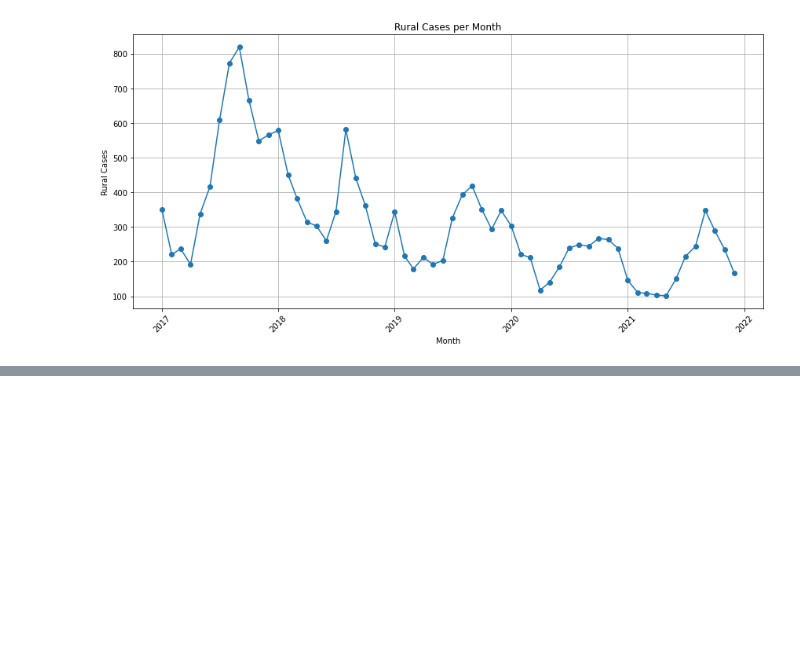
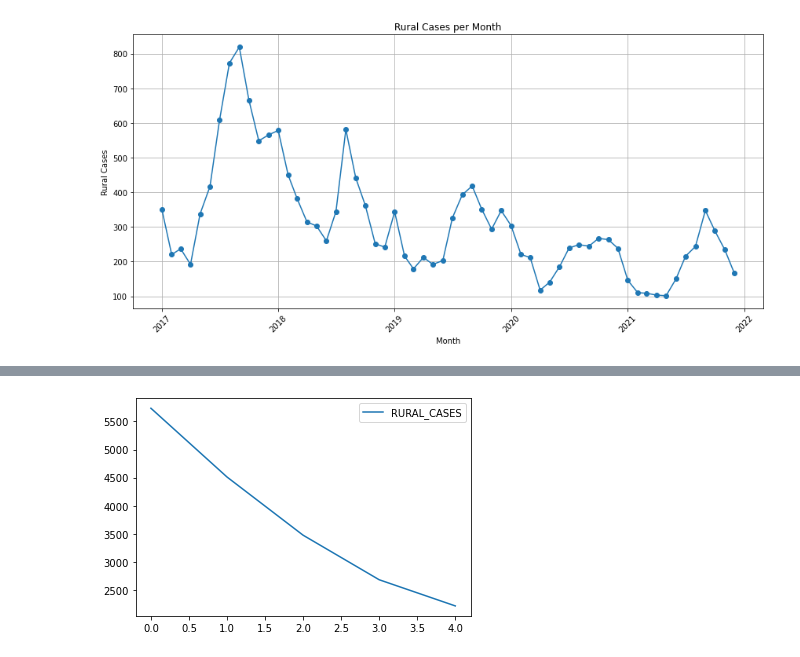
Before and after one commit to RaphaLevy/Study_on_Malaria_dynamics, a Jupyter notebook: sivep_data/Manaus_Pop_and_Cases_2017_2021.ipynb, the cells around one changed output, grey strips where cells are left out. Cells and saved outputs as stored; diff of their text form; code cells hidden in the pictures; blank space fills up the shorter version.

```diff
--- a/sivep_data/Manaus_Pop_and_Cases_2017_2021.ipynb
+++ b/sivep_data/Manaus_Pop_and_Cases_2017_2021.ipynb
@@ -872,0 +901,5 @@ plt.show()
+# %%
+cases_manaus_by_year.plot(kind='line', y='RURAL_CASES');
+plt.show()
+# %% [output]
+[figure, added]
```
Also changed, not shown: parts of 3 cells of this notebook.
